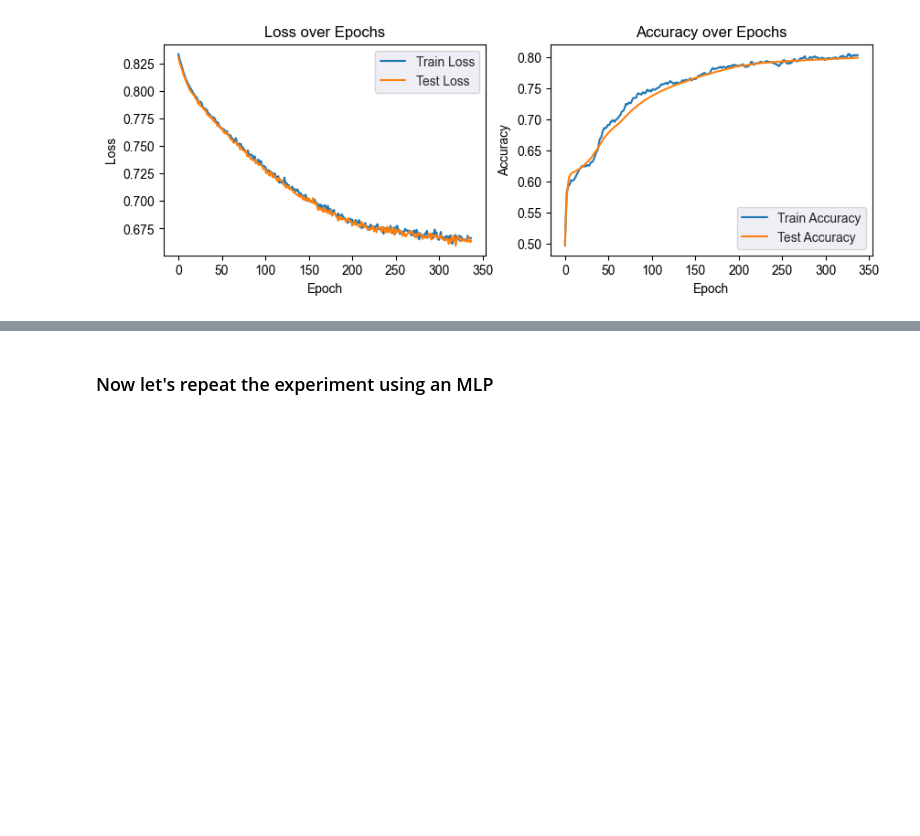
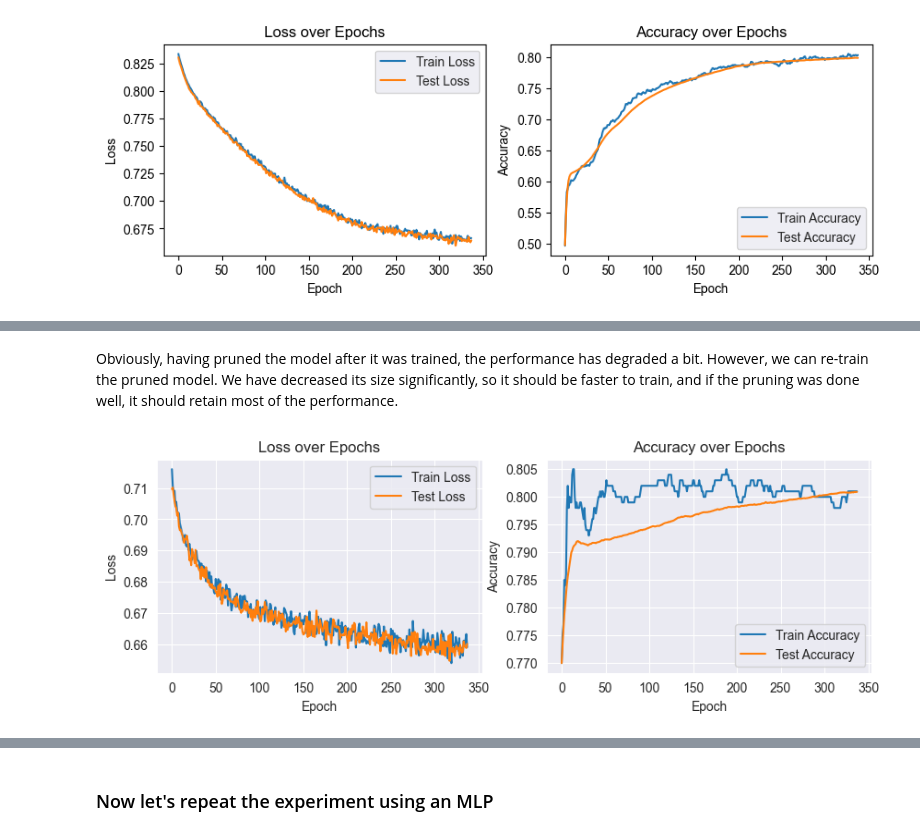
Before and after one commit to AimbotParce/MDS-AML-HiggsBosonKAN, a Jupyter notebook: notebooks/02-pykan-higgs-test.ipynb, the cells around one changed output, grey strips where cells are left out. Cells and saved outputs as stored; diff of their text form; code cells hidden in the pictures; blank space fills up the shorter version.

```diff
--- a/notebooks/02-pykan-higgs-test.ipynb
+++ b/notebooks/02-pykan-higgs-test.ipynb
@@ -169,0 +196,3 @@ AMS: 782.7232666015625
+# %%
+pruned_model_kan.__class__ = KANClassifier
+assert isinstance(pruned_model_kan, KANClassifier)
@@ -169,0 +215,2 @@ AMS: 782.7232666015625
+# %% [markdown]
+Obviously, having pruned the model after it was trained, the performance has degraded a bit. However, we can re-train the pruned model. We have decreased its size significantly, so it should be faster to train, and if the pruning was done well, it should retain most of the performance.
@@ -169,0 +256,23 @@ AMS: 782.7232666015625
+# %%
+# Plotting training history
+fig, ax = plt.subplots(1, 2, figsize=(10, 3))
+sns.set_style("darkgrid")
+
+ax[0].plot(history["train_loss"], label="Train Loss")
+ax[0].plot(history["test_loss"], label="Test Loss")
+ax[0].set_xlabel("Epoch")
+ax[0].set_ylabel("Loss")
+ax[0].set_title("Loss over Epochs")
+ax[0].legend()
+
+ax[1].plot(history["train_acc"], label="Train Accuracy")
+ax[1].plot(history["test_acc"], label="Test Accuracy")
+ax[1].set_xlabel("Epoch")
+ax[1].set_ylabel("Accuracy")
+ax[1].set_title("Accuracy over Epochs")
+ax[1].legend()
+
+
+plt.show()
+# %% [output]
+[figure, added]
```
Also changed, not shown: parts of 27 cells of this notebook, 4 other files.
